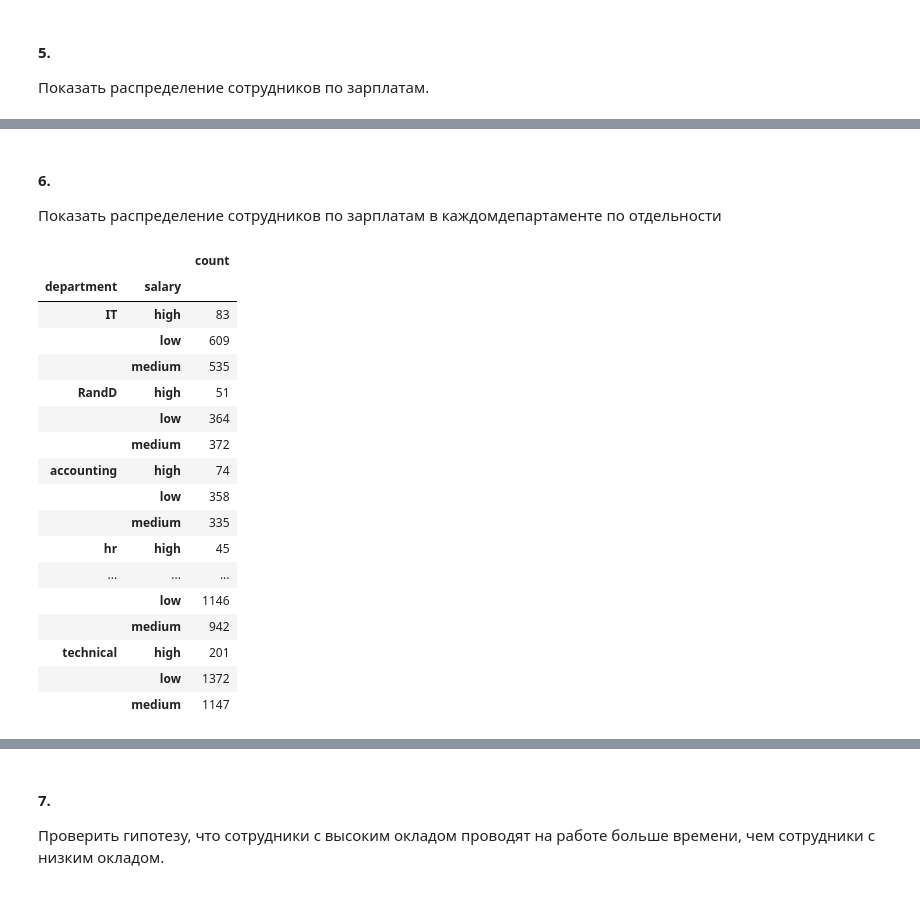
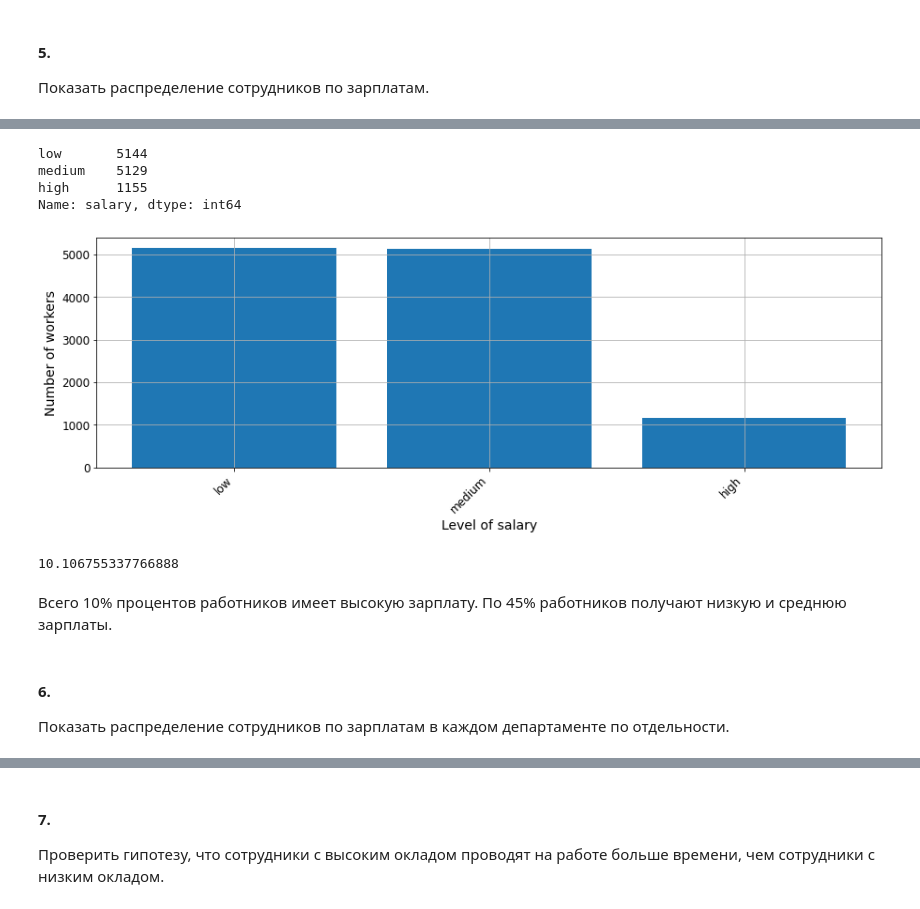
Before and after one commit to xbbt/Netology_DS_course, a Jupyter notebook: Final/Final.ipynb, the cells around one changed output, grey strips where cells are left out. Drawn from its saved outputs; the diff is of its cells as text; code cells hidden in the pictures.

```diff
--- a/Final/Final.ipynb
+++ b/Final/Final.ipynb
@@ -123,24 +204,30 @@ Name: salary, dtype: int64
+# %%
+salary_distribution = df[df['left'] == 0].agg('salary').value_counts()
+print(salary_distribution)
+
+fig, ax = plt.subplots(1, figsize=(15, 5))
+fig.autofmt_xdate(rotation=45)
+ax.bar(
+    x=list(range(len(salary_distribution))),
+    height=salary_distribution.values,
+    tick_label=salary_distribution.index,
+)
+ax.set_xlabel('Level of salary')
+ax.set_ylabel('Number of workers')
+plt.grid()
+plt.show()
+# %% [output]
+low       5144
+medium    5129
+high      1155
+Name: salary, dtype: int64
+[figure, added]
+# %%
+1155/len(df[df['left']==0])*100
+# %% [output]
+10.106755337766888
+# %% [markdown]
+Всего 10% процентов работников имеет высокую зарплату. По 45% работников получают низкую и среднюю зарплаты.
 # %% [markdown]
 #### 6.
-Показать распределение сотрудников по зарплатам в каждомдепартаменте по отдельности
+Показать распределение сотрудников по зарплатам в каждом департаменте по отдельности.
-# %%
-df.groupby(['department', 'salary'], ). agg(['count'])['left']
-# %% [output]
-|  |  | count |
-| department | salary |  |
-| IT | high | 83 |
-|  | low | 609 |
-|  | medium | 535 |
-| RandD | high | 51 |
-|  | low | 364 |
-|  | medium | 372 |
-| accounting | high | 74 |
-|  | low | 358 |
-|  | medium | 335 |
-| hr | high | 45 |
-| ... | ... | ... |
-|  | low | 1146 |
-|  | medium | 942 |
-| technical | high | 201 |
-|  | low | 1372 |
-|  | medium | 1147 |
```
Also changed, not shown: parts of 45 cells of this notebook.
